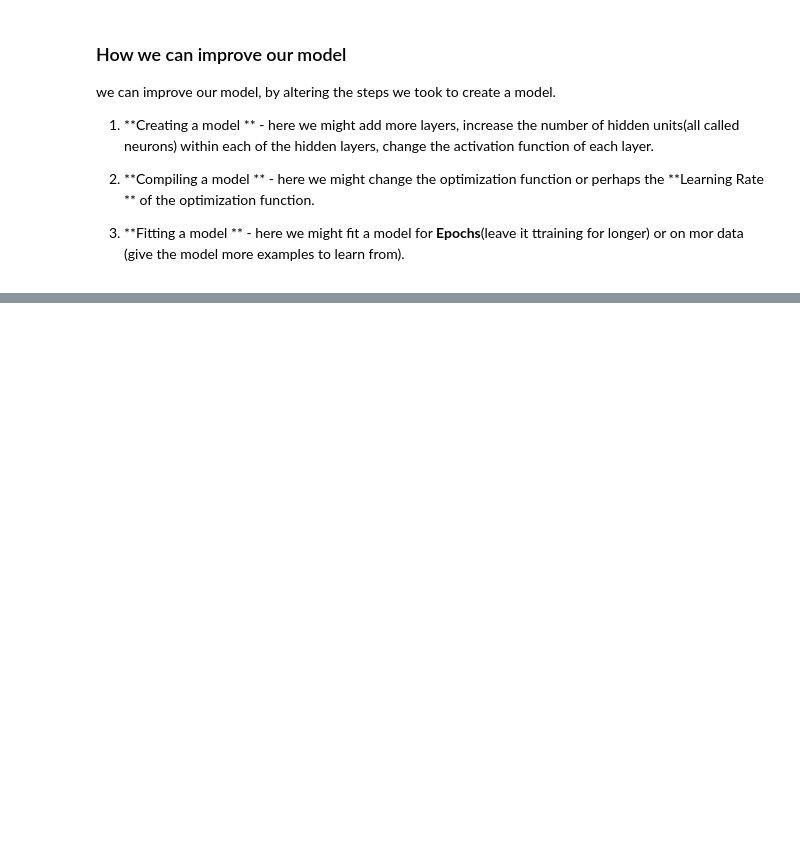
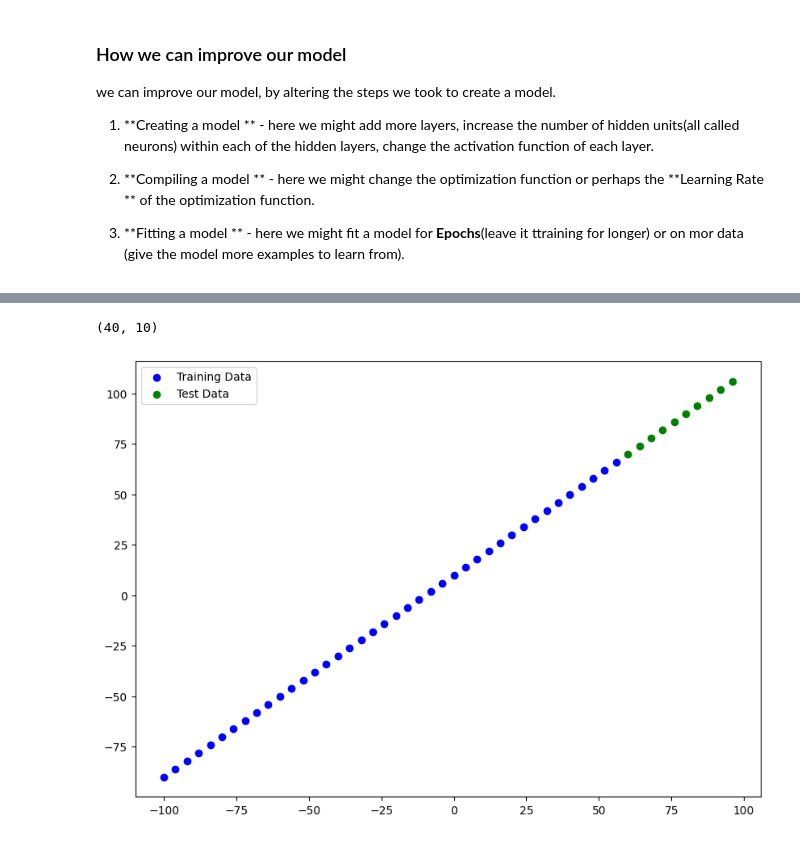
Before and after one commit to rvishakhs/Deep_Learning, a Jupyter notebook: neural_network_with_tensorflow.ipynb, the cells around one changed output, grey strips where cells are left out. Drawn from its saved outputs; the diff is of its cells as text; code cells hidden in the pictures; blank space fills up the shorter version.

```diff
--- a/neural_network_with_tensorflow.ipynb
+++ b/neural_network_with_tensorflow.ipynb
@@ -137,0 +181,22 @@ print(pred)
+# %%
+# Splitting the data available into X_train and Y_train
+X_train = A[:40] # First 40 are training sample(80% of the data)
+Y_train = B[:40] # First 40 are the lables for X_train (80% of the data)
+
+X_test = A[40:] # Last 10 are the testing sample(20% of the data probably)
+Y_test = B[40:] # Last 10 labels to match with X_test
+# %%
+len(X_train), len(X_test)
+# %% [output]
+(40, 10)
+# %%
+# Visualize the data we splitted
+plt.figure(figsize=(10,7))
+# Plot training data in blue
+plt.scatter(X_train,Y_train, c='b', label='Training Data')
+# Plot test data in green
+plt.scatter(X_test,Y_test, c='g', label='Test Data')
+# show a legend
+plt.legend();
+# %% [output]
+[figure, added]
```
Also changed, not shown: parts of 11 cells of this notebook.
